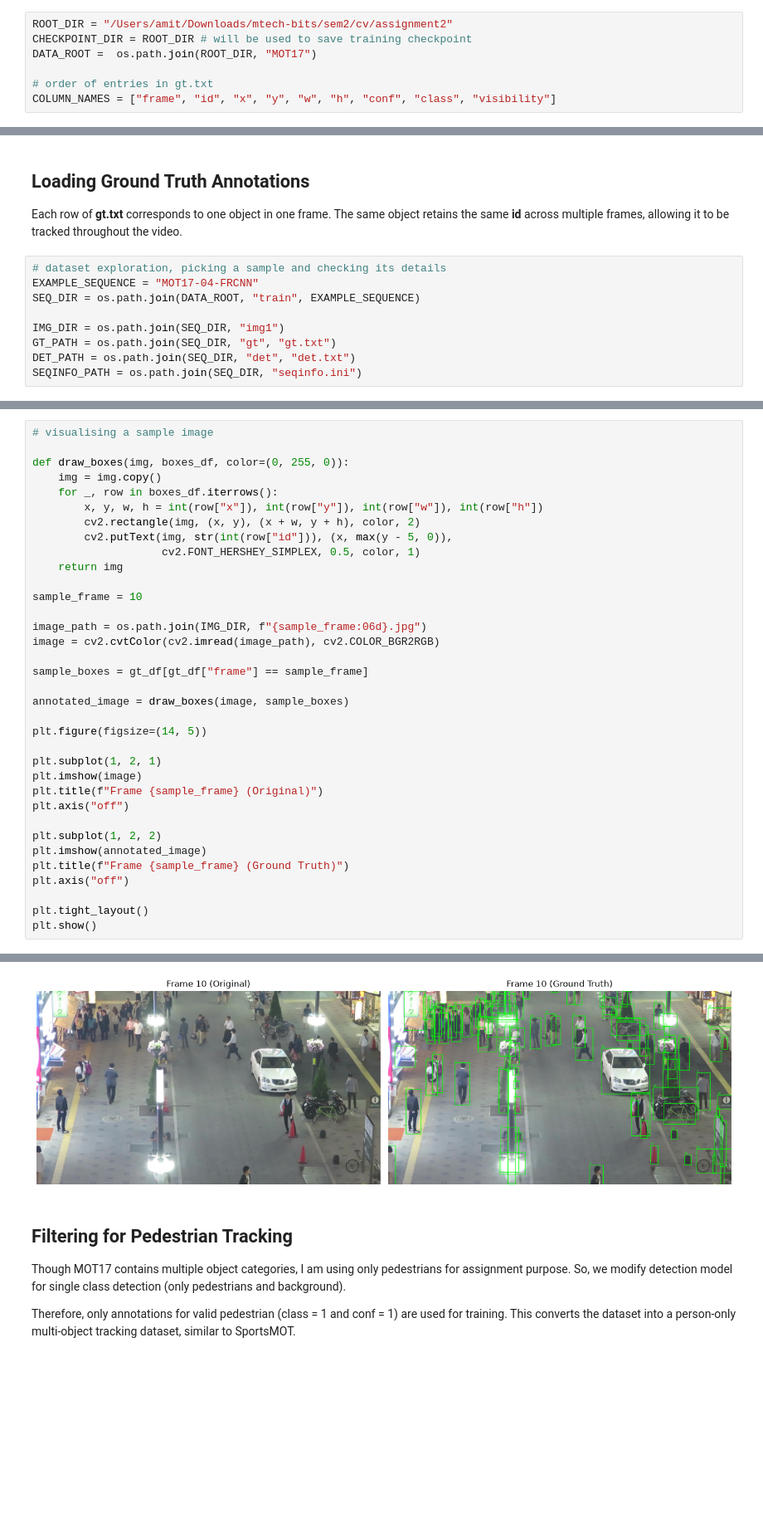
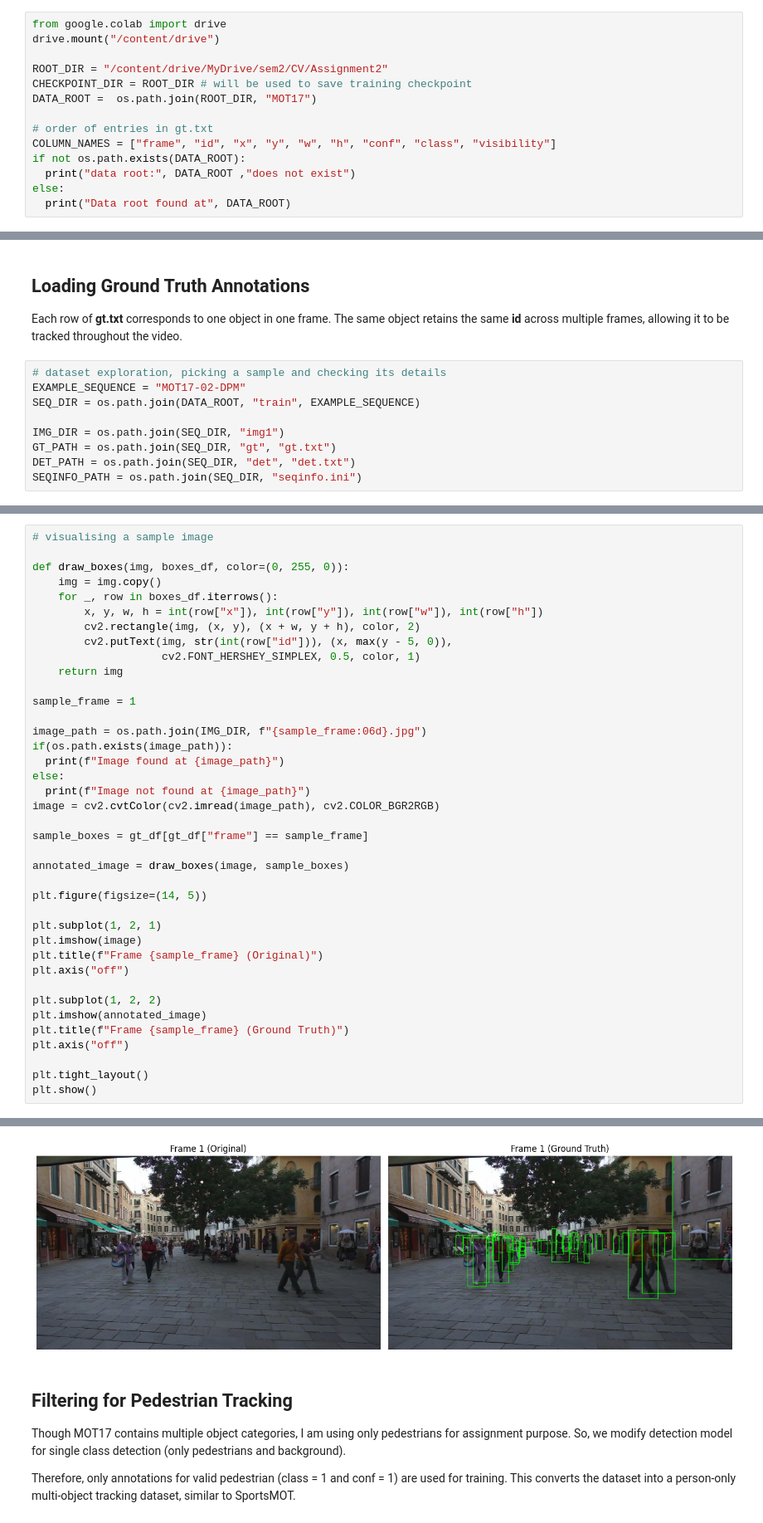
Before and after one commit to adityavarma1234/cv_assignment_2, a Jupyter notebook: amit_attempt.ipynb, the cells around one changed output, grey strips where cells are left out. Shown at 83% size. Saved outputs shown, nothing was run; the diff lists cells and outputs as text; blank space fills up the shorter version.

```diff
--- a/amit_attempt.ipynb
+++ b/amit_attempt.ipynb
@@ -80,9 +99,16 @@ The important files used in this work are:
 - **det.txt** : Pre-computed detector outputs (not used for training).
 - **seqinfo.ini** : Sequence metadata such as frame size, frame rate and sequence length.
 # %%
-ROOT_DIR = "/Users/amit/Downloads/mtech-bits/sem2/cv/assignment2"
+from google.colab import drive
+drive.mount("/content/drive")
+
+ROOT_DIR = "/content/drive/MyDrive/sem2/CV/Assignment2"
 CHECKPOINT_DIR = ROOT_DIR # will be used to save training checkpoint
 DATA_ROOT =  os.path.join(ROOT_DIR, "MOT17")
 
 # order of entries in gt.txt
 COLUMN_NAMES = ["frame", "id", "x", "y", "w", "h", "conf", "class", "visibility"]
+if not os.path.exists(DATA_ROOT):
+  print("data root:", DATA_ROOT ,"does not exist")
+else:
+  print("Data root found at", DATA_ROOT)
@@ -93,7 +122,7 @@ Each row of **gt.txt** corresponds to one object in one frame.
 The same object retains the same **id** across multiple frames, allowing it to be tracked throughout the video.
 # %%
 # dataset exploration, picking a sample and checking its details
-EXAMPLE_SEQUENCE = "MOT17-04-FRCNN"
+EXAMPLE_SEQUENCE = "MOT17-02-DPM"
 SEQ_DIR = os.path.join(DATA_ROOT, "train", EXAMPLE_SEQUENCE)
 
 IMG_DIR = os.path.join(SEQ_DIR, "img1")
@@ -145,9 +173,13 @@ def draw_boxes(img, boxes_df, color=(0, 255, 0)):
                     cv2.FONT_HERSHEY_SIMPLEX, 0.5, color, 1)
     return img
 
-sample_frame = 10
+sample_frame = 1
 
 image_path = os.path.join(IMG_DIR, f"{sample_frame:06d}.jpg")
+if(os.path.exists(image_path)):
+  print(f"Image found at {image_path}")
+else:
+  print(f"Image not found at {image_path}")
 image = cv2.cvtColor(cv2.imread(image_path), cv2.COLOR_BGR2RGB)
 
 sample_boxes = gt_df[gt_df["frame"] == sample_frame]
@@ -172,4 +205,4 @@ plt.show()
-[figure, old version]
+[figure, new version]
 # %% [markdown]
 ## Filtering for Pedestrian Tracking
 
```
Also changed, not shown: parts of 18 cells of this notebook.
